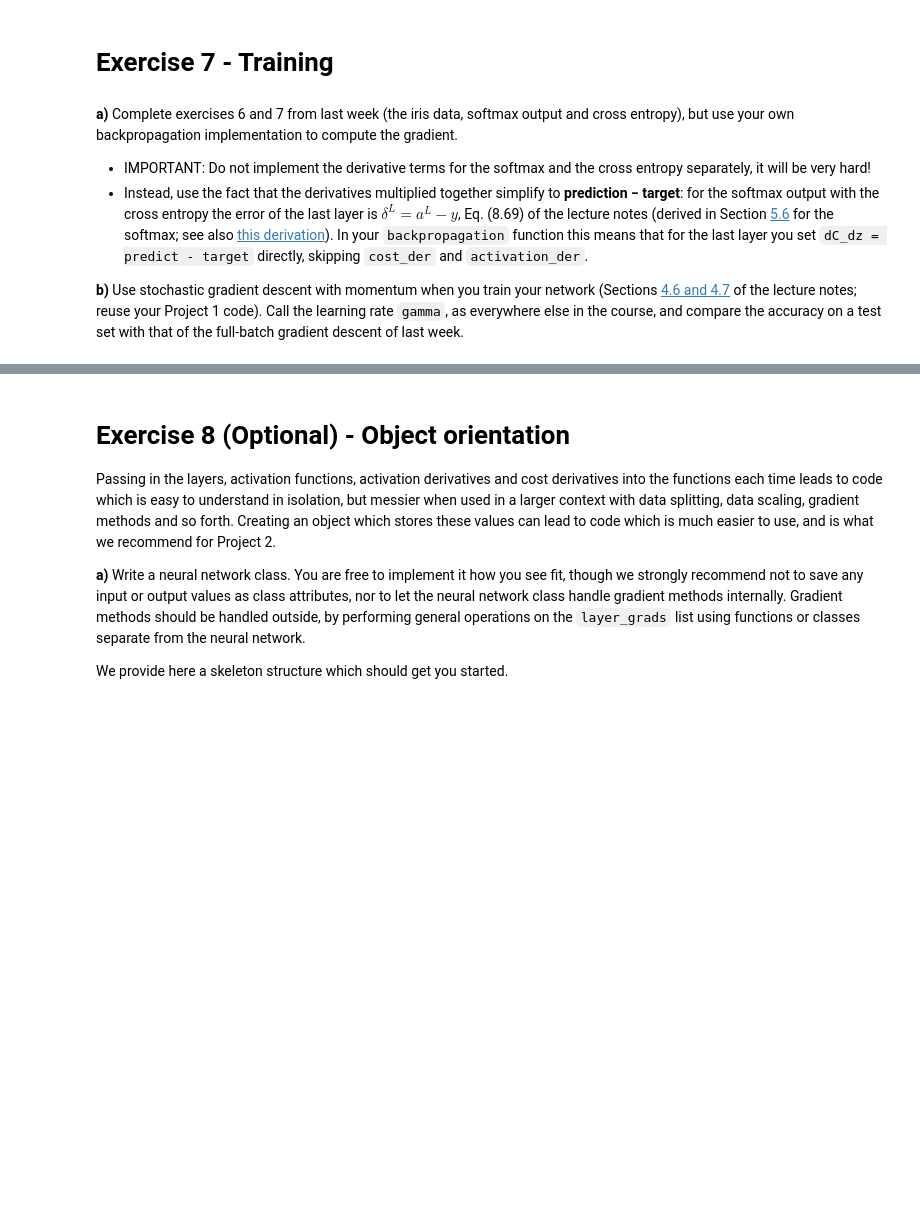
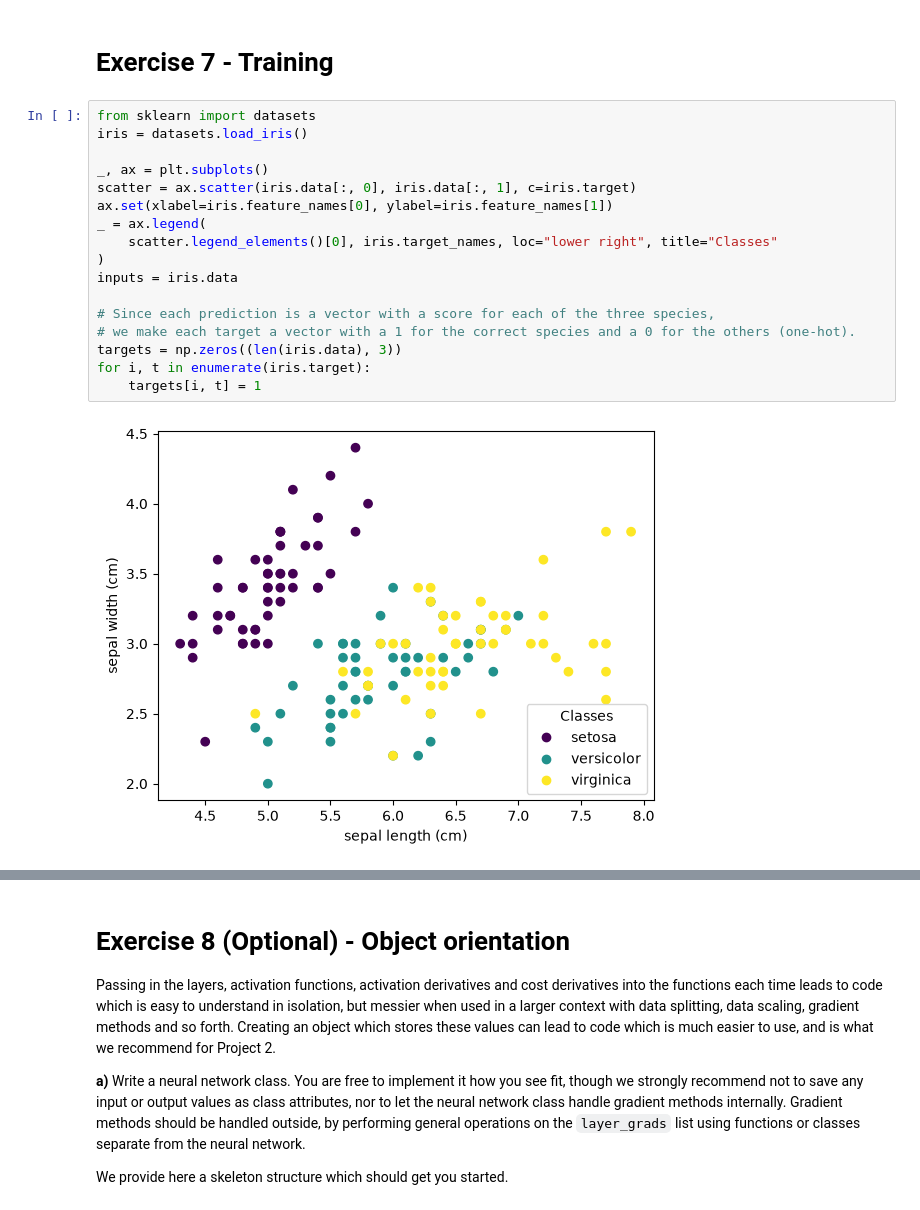
Before and after one commit to leanderlindgren/fys-stk4155_exercises, a Jupyter notebook: exercisesweek42.ipynb, the cells around one changed output, grey strips where cells are left out. Drawn from its saved outputs; the diff is of its cells as text; blank space fills up the shorter version.

```diff
--- a/exercisesweek42.ipynb
+++ b/exercisesweek42.ipynb
@@ -603,23 +603,22 @@ next
 [(True, True), (True, True)]
 # %% [markdown]
 # Exercise 7 - Training
-# %% [markdown]
-**a)** Complete exercises 6 and 7 from last week (the iris data, softmax
-output and cross entropy), but use your own backpropagation implementation
-to compute the gradient.
-- IMPORTANT: Do not implement the derivative terms for the softmax and the
-  cross entropy separately, it will be very hard!
-- Instead, use the fact that the derivatives multiplied together simplify to
-  **prediction − target**: for the softmax output with the cross entropy the
-  error of the last layer is $\delta^L = a^L - y$, Eq. (8.69) of the lecture
-  notes (derived in Section [5.6](https://educationalmaterialuio.github.io/MachineLearningUiO/doc/LectureNotes/_build/html/chapter5.html) for the softmax; see also
-  [this derivation](https://shivammehta25.github.io/posts/deriving-categorical-cross-entropy-and-softmax/)).
-  In your `backpropagation` function this means that for the last layer you
-  set `dC_dz = predict - target` directly, skipping `cost_der` and
-  `activation_der`.
-
-**b)** Use stochastic gradient descent with momentum when you train your
-network (Sections [4.6 and 4.7](https://educationalmaterialuio.github.io/MachineLearningUiO/doc/LectureNotes/_build/html/chapter4.html) of the lecture notes; reuse
-your Project 1 code). Call the learning rate `gamma`, as everywhere else in
-the course, and compare the accuracy on a test set with that of the
-full-batch gradient descent of last week.
+# %%
+from sklearn import datasets
+iris = datasets.load_iris()
+
+_, ax = plt.subplots()
+scatter = ax.scatter(iris.data[:, 0], iris.data[:, 1], c=iris.target)
+ax.set(xlabel=iris.feature_names[0], ylabel=iris.feature_names[1])
+_ = ax.legend(
+    scatter.legend_elements()[0], iris.target_names, loc="lower right", title="Classes"
+)
+inputs = iris.data
+
+# Since each prediction is a vector with a score for each of the three species,
+# we make each target a vector with a 1 for the correct species and a 0 for the others (one-hot).
+targets = np.zeros((len(iris.data), 3))
+for i, t in enumerate(iris.target):
+    targets[i, t] = 1
+# %% [output]
+[figure, added]
```
Also changed, not shown: parts of 4 cells of this notebook.
